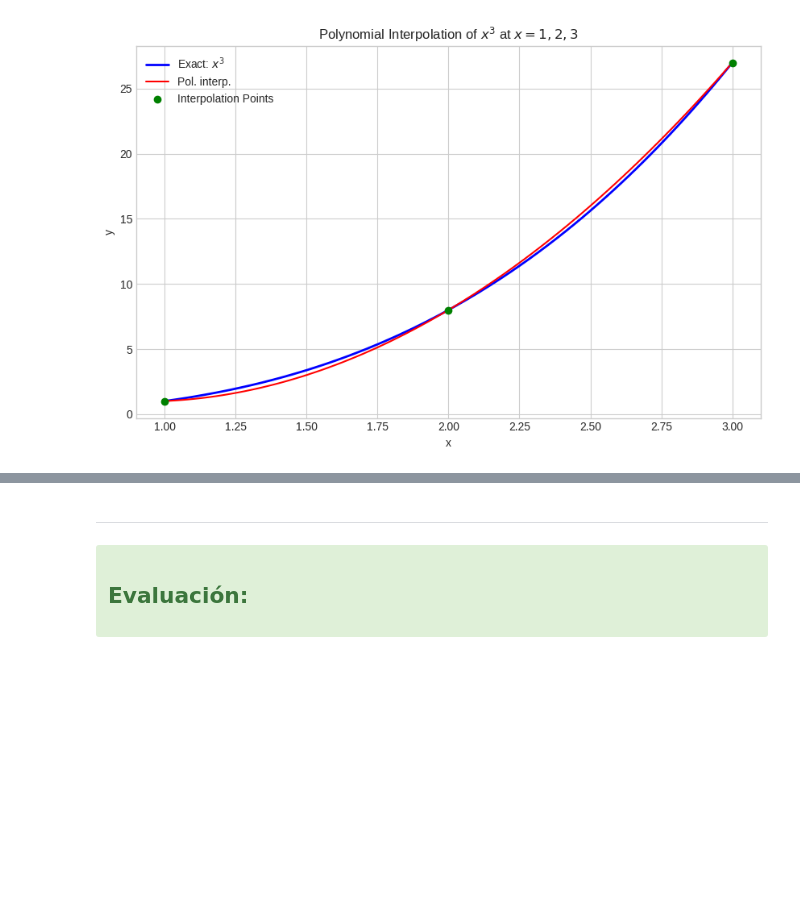
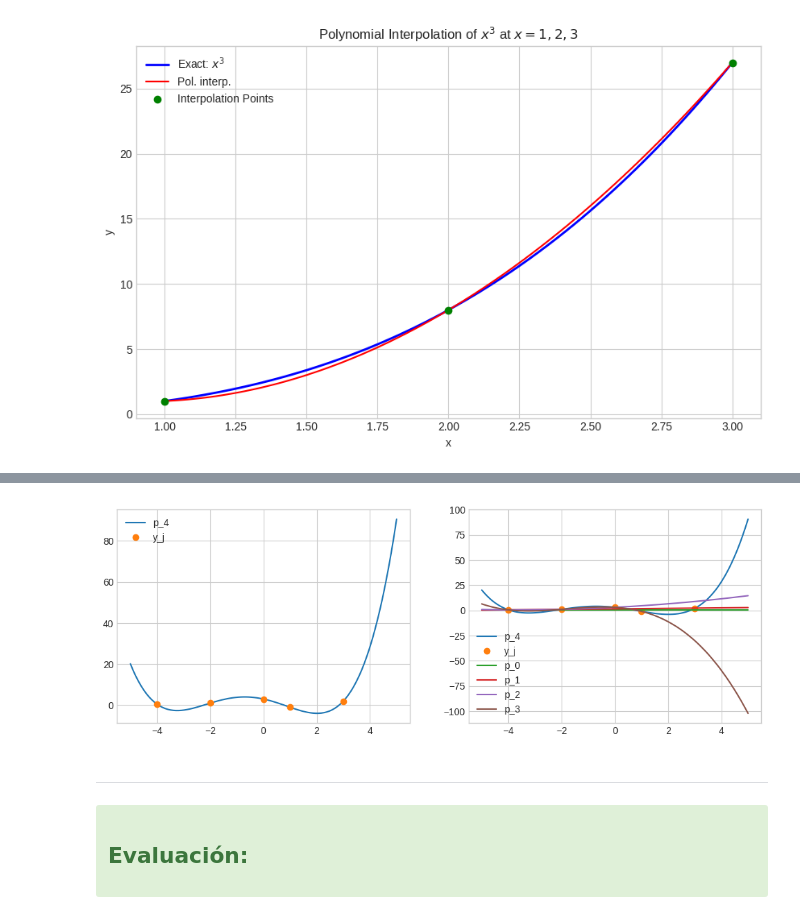
Before and after one commit to ManuelSanchezUribe/MAT2605_UC_labs, a Jupyter notebook: Lab07/lab07.ipynb, the cells around one changed output, grey strips where cells are left out. Drawn from its saved outputs; the diff is of its cells as text; code cells hidden in the pictures; blank space fills up the shorter version.

```diff
--- a/Lab07/lab07.ipynb
+++ b/Lab07/lab07.ipynb
@@ -221,3 +310,29 @@ plt.grid(True)
+# %%
+x_points = np.array([-4.0,-2.0,0,1.0,3.0])
+y_points = np.array([0.5,1.0,3.0,-1.0,2.0])
+x_eval = np.linspace(-5,5,100)
+pn = newton_interpolation(x_points, y_points, x_eval)
+p0 = newton_interpolation(x_points[:1], y_points[:1], x_eval)
+p1 = newton_interpolation(x_points[:2], y_points[:2], x_eval)
+p2 = newton_interpolation(x_points[:3], y_points[:3], x_eval)
+p3 = newton_interpolation(x_points[:4], y_points[:4], x_eval)
+p4 = newton_interpolation(x_points[:5], y_points[:5], x_eval)
+fig, ax = plt.subplots(1, 2, figsize=(12,4))
+
+ax[0].plot(x_eval, pn,label='p_4')
+ax[0].plot(x, y, 'o', label='y_j')
+ax[1].plot(x_eval, p4,label='p_4')
+ax[1].plot(x, y, 'o', label='y_j')
+ax[1].plot(x_eval, p0,label='p_0')
+ax[1].plot(x_eval, p1,label='p_1')
+ax[1].plot(x_eval, p2,label='p_2')
+ax[1].plot(x_eval, p3,label='p_3')
+
+ax[0].legend()
+ax[1].legend()
+plt.show()
+# %% [output]
+[figure, added]
 # %% [markdown]
 ---
 <div class="alert alert-block alert-success">
```
Also changed, not shown: parts of 7 cells of this notebook.
